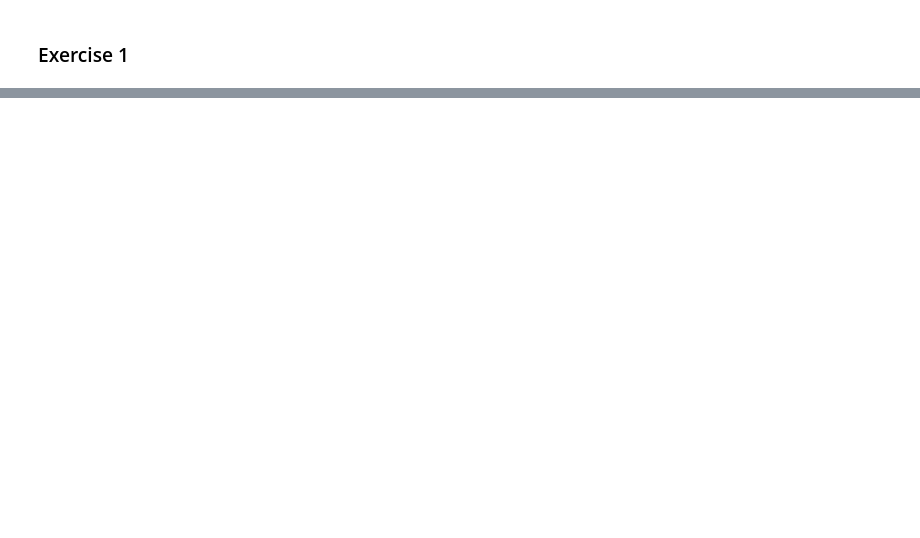
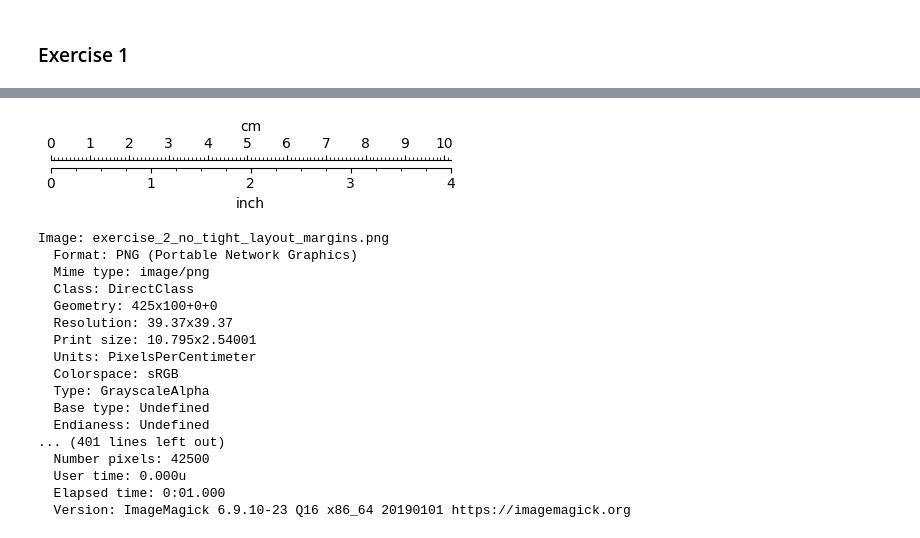
Before and after one commit to labdmitriy/sci-viz-book, a Jupyter notebook: notebooks/01-anatomy/exercises.ipynb, the cells around one changed output, grey strips where cells are left out. Cells and saved outputs as stored; diff of their text form; code cells hidden in the pictures; blank space fills up the shorter version.

```diff
--- a/notebooks/01-anatomy/exercises.ipynb
+++ b/notebooks/01-anatomy/exercises.ipynb
@@ -36,0 +153,59 @@ Figure size: 5.12 x 5.12 inches
+# %%
+dpi = 100
+cm_per_inch = 2.54
+fig_width = 10.8 / cm_per_inch
+fig_height = 1
+margin = 0.25
+
+fig = plt.figure(figsize=(fig_width, fig_height), dpi=dpi)
+plt.subplots_adjust(
+    left=0.5*margin/fig_width,
+    bottom=0.5*margin/fig_height,
+    right=1-0.5*margin/fig_width,
+    top=1-0.5*margin/fig_height
+)
+
+ax = fig.add_subplot()
+ax.set_xlim(0, inches)
+ax.set_xlabel('inch')
+ax.spines['left'].set_visible(False)
+ax.spines['right'].set_visible(False)
+ax.spines['top'].set_visible(False)
+ax.get_yaxis().set_visible(False)
+ax.spines['bottom'].set_position(('axes', 0.45))
+ax.xaxis.set_major_locator(ticker.MultipleLocator(1))
+ax.xaxis.set_minor_locator(ticker.MultipleLocator(0.25))
+
+ax_top = ax.twiny()
+ax_top.set_xlim(0, cm_per_inch * inches)
+ax_top.set_xlabel('cm')
+ax_top.spines['left'].set_visible(False)
+ax_top.spines['right'].set_visible(False)
+ax_top.spines['bottom'].set_visible(False)
+ax_top.spines['top'].set_position(('axes', 0.55))
+ax_top.xaxis.set_major_locator(ticker.MultipleLocator(1))
+ax_top.xaxis.set_minor_locator(ticker.MultipleLocator(0.1))
+
+plt.savefig('exercise_2_no_tight_layout_margins.png', dpi=dpi)
+plt.show();
+
+!identify -verbose exercise_2_no_tight_layout_margins.png
+# %% [output]
+[figure, added]
+Image: exercise_2_no_tight_layout_margins.png
+  Format: PNG (Portable Network Graphics)
+  Mime type: image/png
+  Class: DirectClass
+  Geometry: 425x100+0+0
+  Resolution: 39.37x39.37
+  Print size: 10.795x2.54001
+  Units: PixelsPerCentimeter
+  Colorspace: sRGB
+  Type: GrayscaleAlpha
+  Base type: Undefined
+  Endianess: Undefined
+... (401 lines left out)
+  Number pixels: 42500
+  User time: 0.000u
+  Elapsed time: 0:01.000
+  Version: ImageMagick 6.9.10-23 Q16 x86_64 20190101 https://imagemagick.org
```
Also changed, not shown: parts of 7 cells of this notebook, 3 other files.
